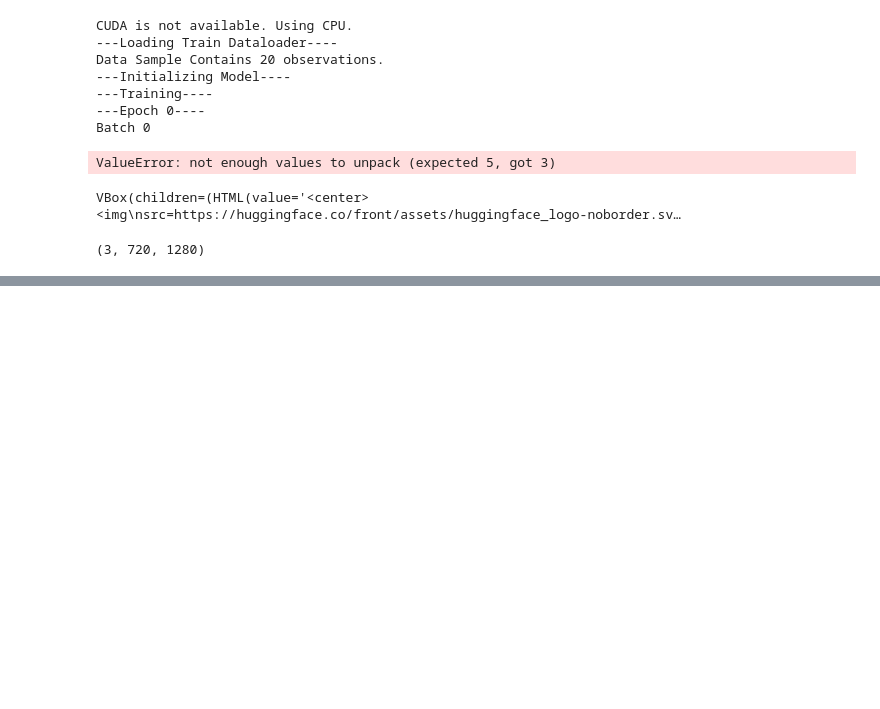
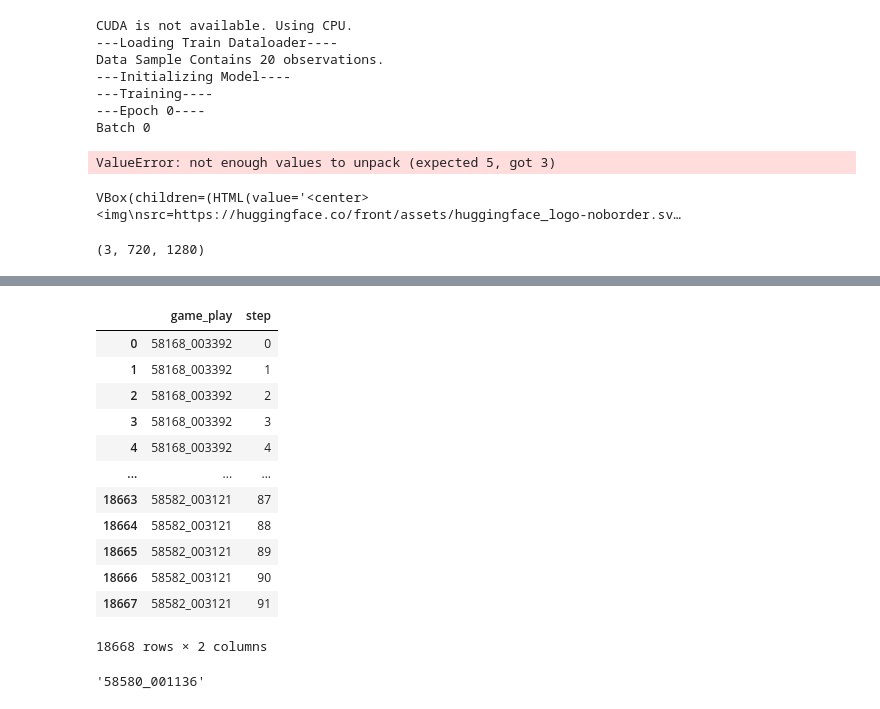
Before and after one commit to nickb1125/Contact-Detection, a Jupyter notebook: scrath.ipynb, the cells around one changed output, grey strips where cells are left out. Drawn from its saved outputs; the diff is of its cells as text; code cells hidden in the pictures; blank space fills up the shorter version.

```diff
--- a/scrath.ipynb
+++ b/scrath.ipynb
@@ -358,0 +369,23 @@ image.shape
+# %%
+train_labels = pd.read_csv(os.getcwd() + "/nfl-player-contact-detection/train_labels.csv")
+train_labels[['game_play', 'step']].drop_duplicates().reset_index(drop=1)
+# %% [output]
+|  | game_play | step |
+| 0 | 58168_003392 | 0 |
+| 1 | 58168_003392 | 1 |
+| 2 | 58168_003392 | 2 |
+| 3 | 58168_003392 | 3 |
+| 4 | 58168_003392 | 4 |
+| ... | ... | ... |
+| 18663 | 58582_003121 | 87 |
+| 18664 | 58582_003121 | 88 |
+| 18665 | 58582_003121 | 89 |
+| 18666 | 58582_003121 | 90 |
+| 18667 | 58582_003121 | 91 |
+18668 rows × 2 columns
+# %%
+base = "/Users/nickbachelder/Desktop/Personal Code/Kaggle/Contact/nfl-player-contact-detection/train/58580_001136_Sideline.mp4".split("/")[-1]
+game_play = base.split("_")[0]+ "_"+base.split("_")[1]
+game_play
+# %% [output]
+'58580_001136'
```
Also changed, not shown: parts of 14 cells of this notebook, 3 other files.
